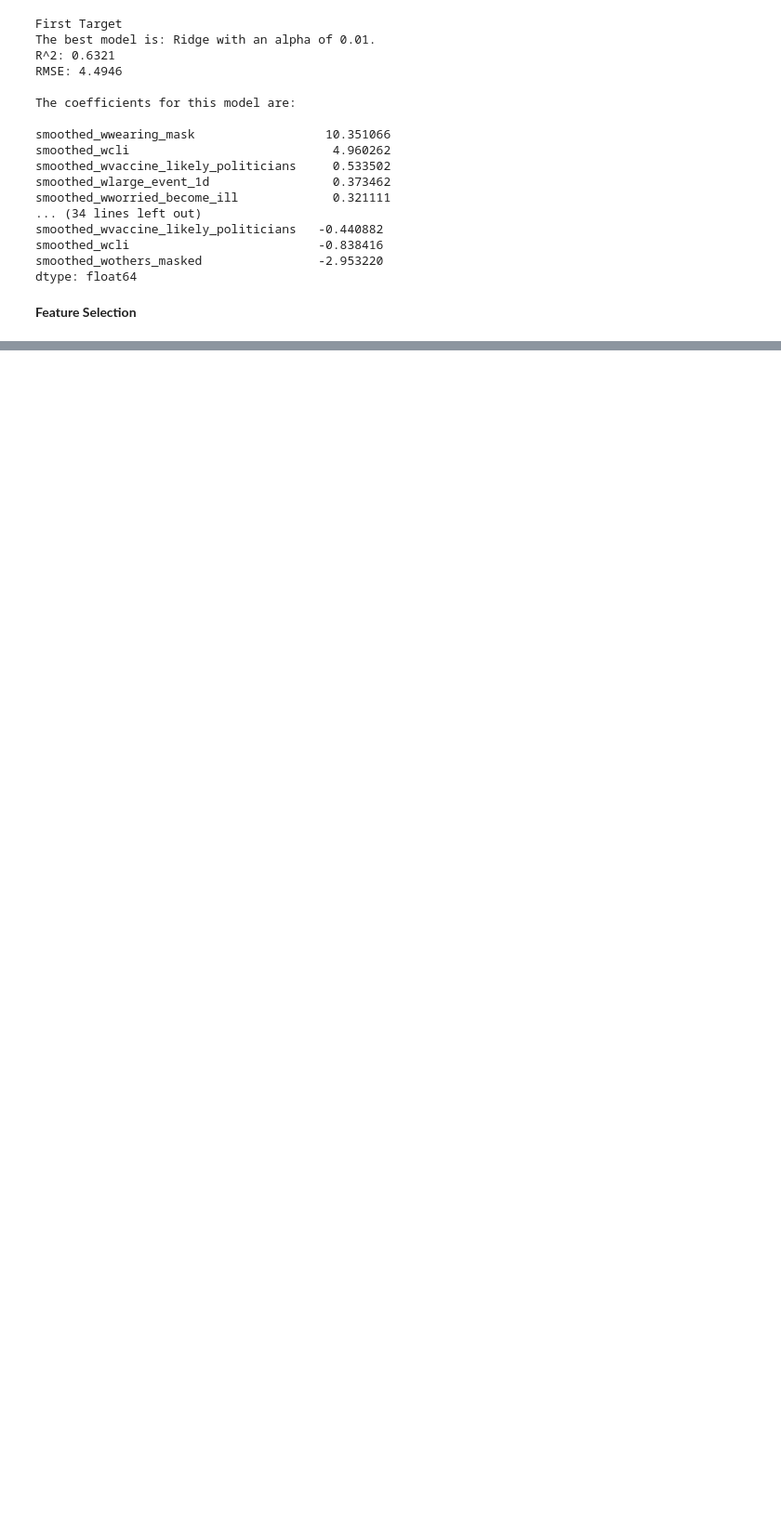
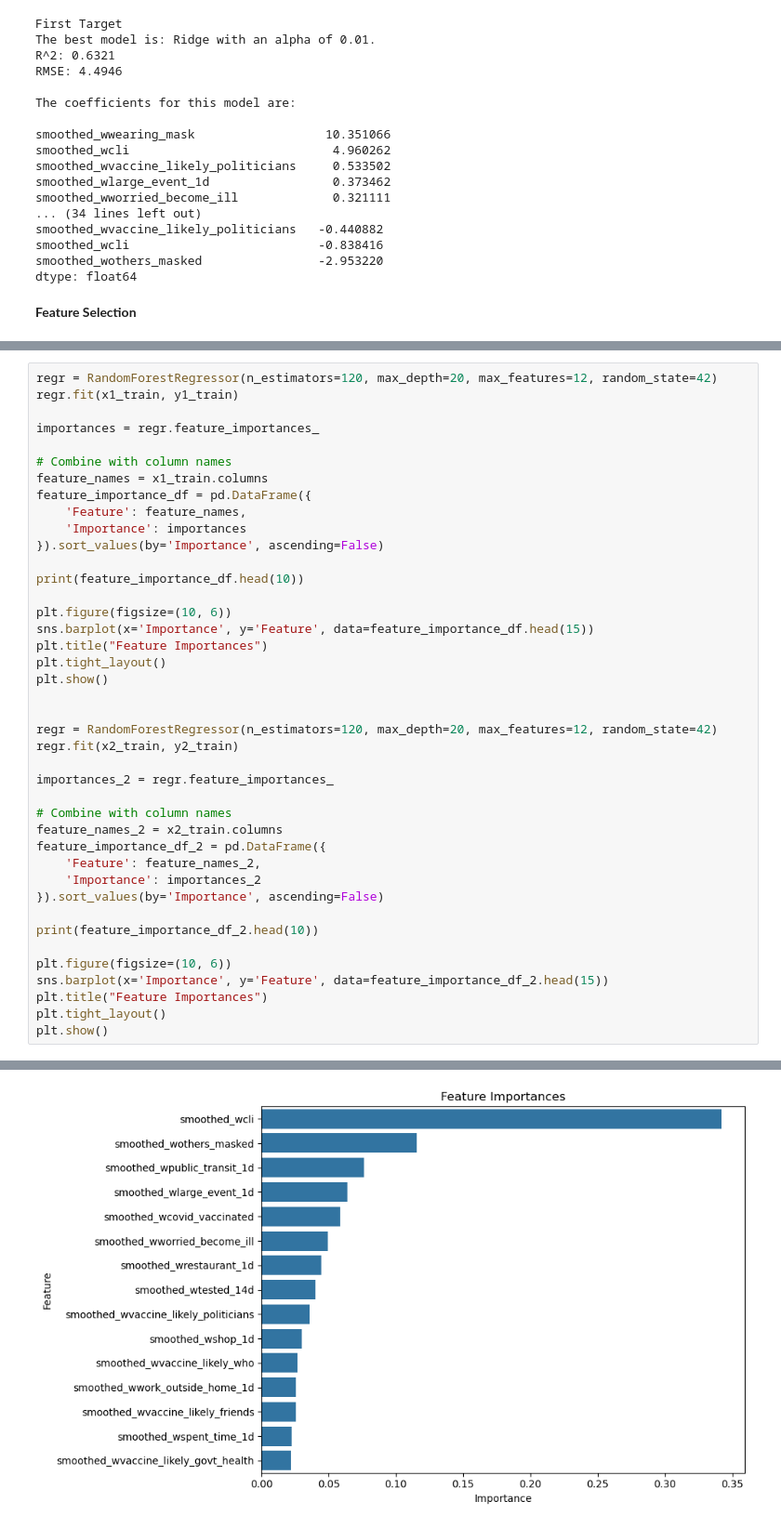
Before and after one commit to devontebai/mlps_project, a Jupyter notebook: Project_MLPS.ipynb, the cells around one changed output, grey strips where cells are left out. Shown at 93% size. Drawn from its saved outputs; the diff is of its cells as text; blank space fills up the shorter version.

Commit message:
Add files via upload
Finished with Random Forest. Took my laptop about 20 mins to run.

```diff
--- a/Project_MLPS.ipynb
+++ b/Project_MLPS.ipynb
@@ -578,0 +692,42 @@ dtype: float64
+# %%
+regr = RandomForestRegressor(n_estimators=120, max_depth=20, max_features=12, random_state=42)
+regr.fit(x1_train, y1_train)
+
+importances = regr.feature_importances_
+
+# Combine with column names
+feature_names = x1_train.columns
+feature_importance_df = pd.DataFrame({
+    'Feature': feature_names,
+    'Importance': importances
+}).sort_values(by='Importance', ascending=False)
+
+print(feature_importance_df.head(10))
+
+plt.figure(figsize=(10, 6))
+sns.barplot(x='Importance', y='Feature', data=feature_importance_df.head(15))
+plt.title("Feature Importances")
+plt.tight_layout()
+plt.show()
+
+
+regr = RandomForestRegressor(n_estimators=120, max_depth=20, max_features=12, random_state=42)
+regr.fit(x2_train, y2_train)
+
+importances_2 = regr.feature_importances_
+
+# Combine with column names
+feature_names_2 = x2_train.columns
+feature_importance_df_2 = pd.DataFrame({
+    'Feature': feature_names_2,
+    'Importance': importances_2
+}).sort_values(by='Importance', ascending=False)
+
+print(feature_importance_df_2.head(10))
+
+plt.figure(figsize=(10, 6))
+sns.barplot(x='Importance', y='Feature', data=feature_importance_df_2.head(15))
+plt.title("Feature Importances")
+plt.tight_layout()
+plt.show()
+# %% [output]
@@ -578,0 +745 @@ dtype: float64
+[figure, added]
```
Also changed, not shown: parts of 11 cells of this notebook.
